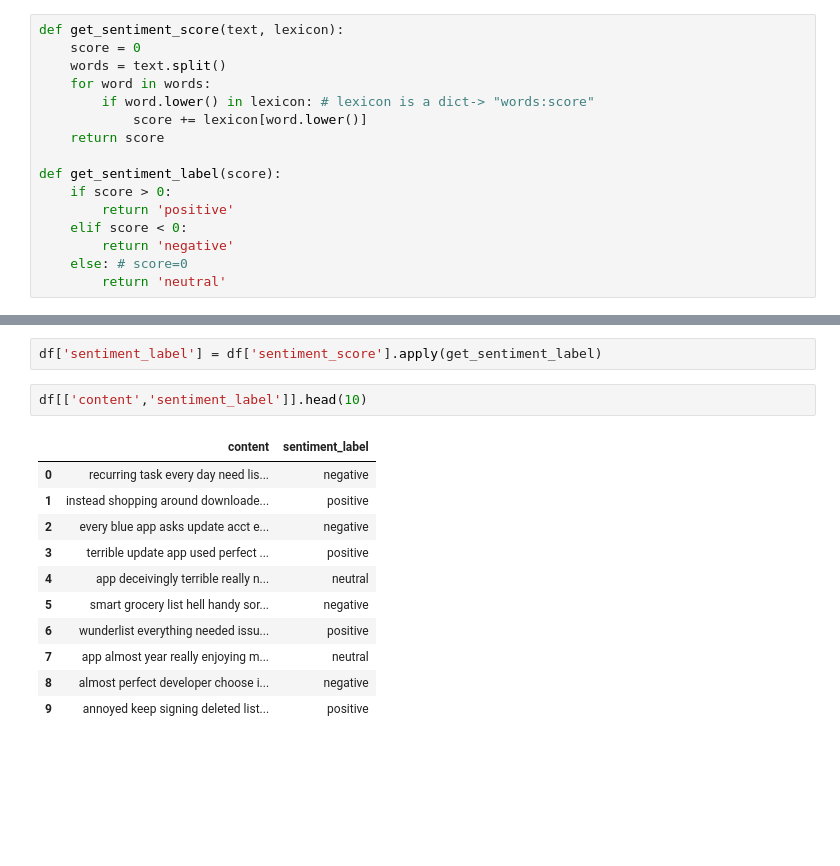
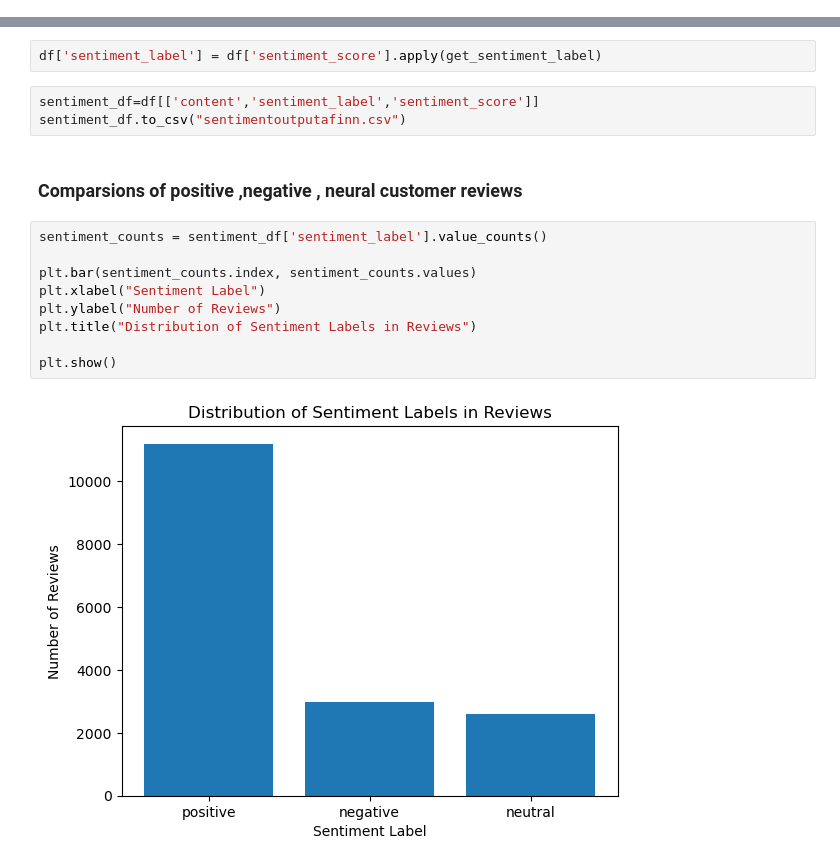
Before and after one commit to springboardmentor112/SentimentAnalysis-TextClassification, a Jupyter notebook: SentimentAnalysis_Lexicon_based.ipynb, the cells around one changed output, grey strips where cells are left out. Drawn from its saved outputs; the diff is of its cells as text; blank space fills up the shorter version.

```diff
--- a/SentimentAnalysis_Lexicon_based.ipynb
+++ b/SentimentAnalysis_Lexicon_based.ipynb
@@ -247,21 +248,5 @@ plt.show()
 # %% [markdown]
 ### Lexicon-based analysis of positive , neutral , negative words in review
-# %%
-def get_sentiment_score(text, lexicon):
-    score = 0
-    words = text.split()
-    for word in words:
-        if word.lower() in lexicon: # lexicon is a dict-> "words:score"
-            score += lexicon[word.lower()]
-    return score
-
-def get_sentiment_label(score):
-    if score > 0:
-        return 'positive'
-    elif score < 0:
-        return 'negative'
-    else: # score=0
-        return 'neutral'
 # %%
 !pip install afinn
 # %% [output]
@@ -302,16 +287,18 @@ df['sentiment_score'] = df['content'].apply(get_afinn_score)
 # %%
 df['sentiment_label'] = df['sentiment_score'].apply(get_sentiment_label)
 # %%
-df[['content','sentiment_label']].head(10)
+sentiment_df=df[['content','sentiment_label','sentiment_score']]
+sentiment_df.to_csv("sentimentoutputafinn.csv")
-# %% [output]
-|  | content | sentiment_label |
-| 0 | recurring task every day need lis... | negative |
-| 1 | instead shopping around downloade... | positive |
-| 2 | every blue app asks update acct e... | negative |
-| 3 | terrible update app used perfect ... | positive |
-| 4 | app deceivingly terrible really n... | neutral |
-| 5 | smart grocery list hell handy sor... | negative |
-| 6 | wunderlist everything needed issu... | positive |
-| 7 | app almost year really enjoying m... | neutral |
-| 8 | almost perfect developer choose i... | negative |
-| 9 | annoyed keep signing deleted list... | positive |
+# %% [markdown]
+### Comparsions of positive ,negative , neural customer reviews
+# %%
+sentiment_counts = sentiment_df['sentiment_label'].value_counts()
+
+plt.bar(sentiment_counts.index, sentiment_counts.values)
+plt.xlabel("Sentiment Label")
+plt.ylabel("Number of Reviews")
+plt.title("Distribution of Sentiment Labels in Reviews")
+
+plt.show()
+# %% [output]
+[figure, added]
```
Also changed, not shown: parts of 12 cells of this notebook.
